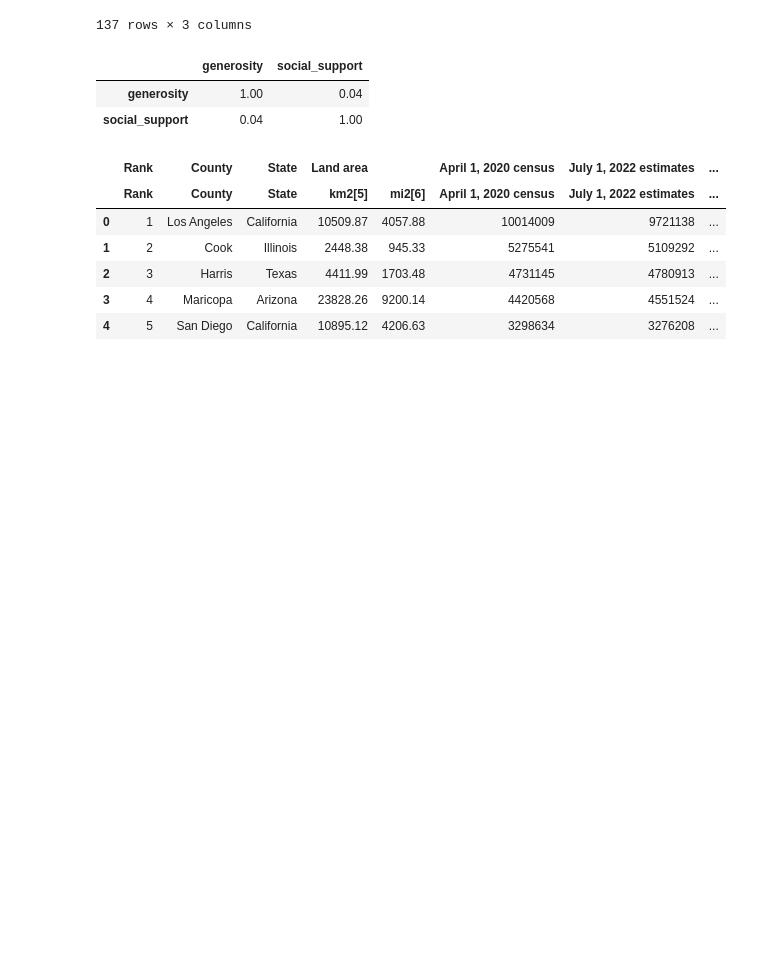
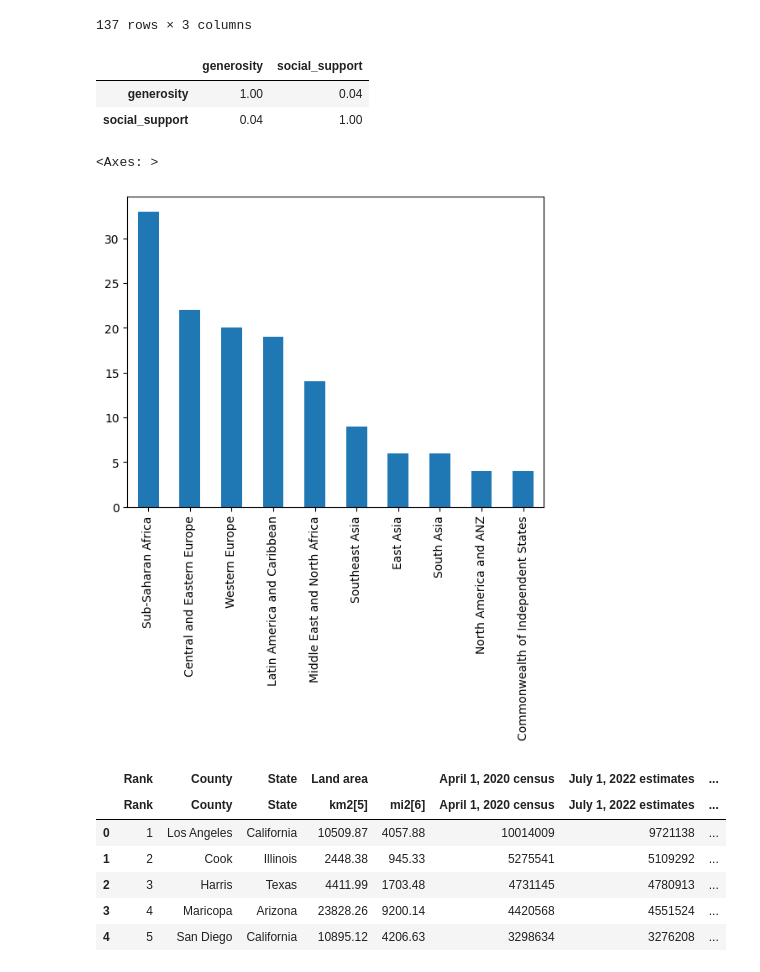
Before and after one commit to shimjide123/datman, a Jupyter notebook: Yu_Nong_ps1_data_management.ipynb, the cells around one changed output. Saved outputs shown, nothing was run; the diff lists cells and outputs as text; code cells hidden in the pictures; blank space fills up the shorter version.

```diff
--- a/Yu_Nong_ps1_data_management.ipynb
+++ b/Yu_Nong_ps1_data_management.ipynb
@@ -376,6 +357,11 @@ Happiness[['generosity','social_support']].corr().round(2)
 |  | generosity | social_support |
 | generosity | 1.00 | 0.04 |
 | social_support | 0.04 | 1.00 |
+# %%
+Happiness['region'].value_counts(dropna=False).plot(kind='bar') #most countries in the Happiness survey are in the region of sub-saharan Africa
+# %% [output]
+<Axes: >
+[figure, added]
 # %%
 #2nd dataset (in HTML format): List of the most populous counties in the United States
 # %%
```
Also changed, not shown: parts of 26 cells of this notebook.
